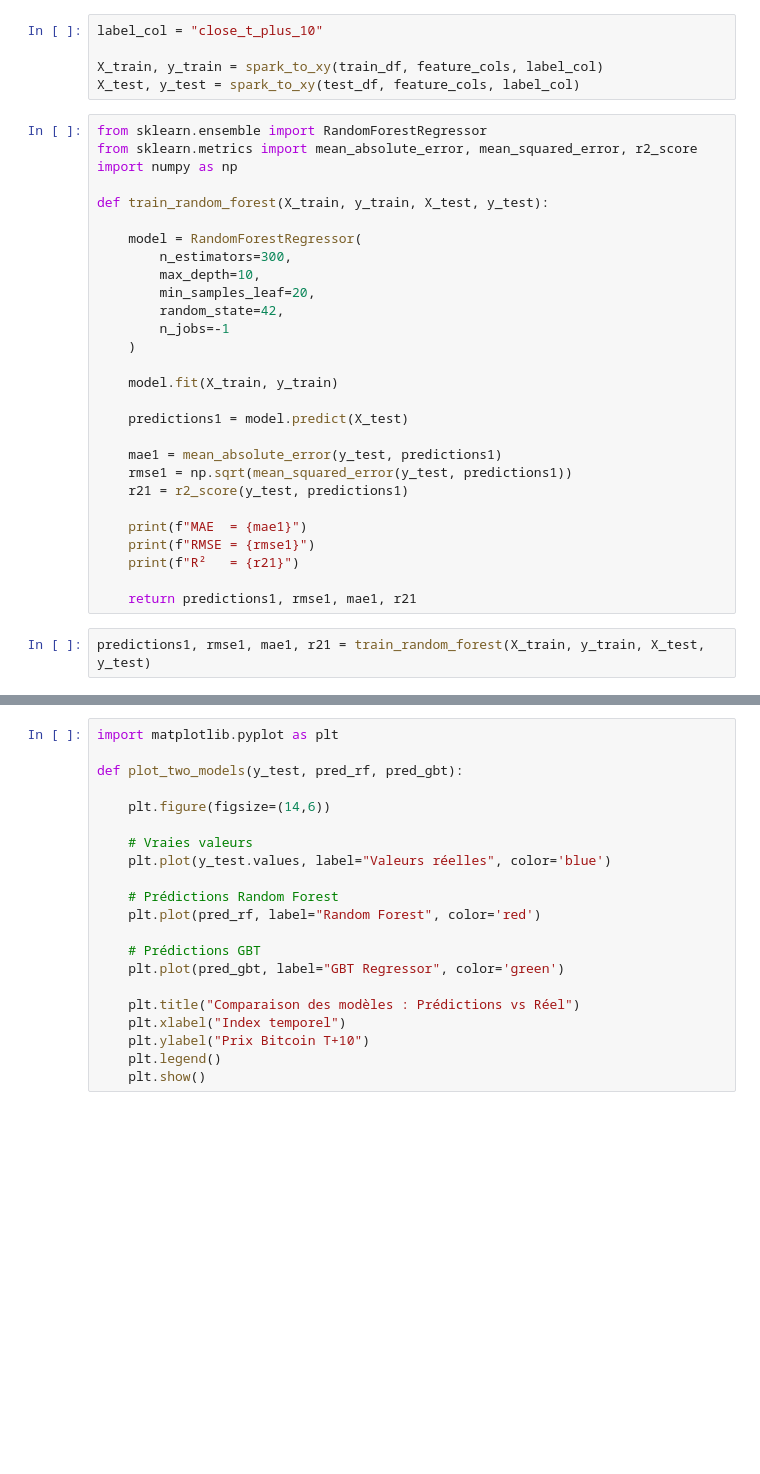
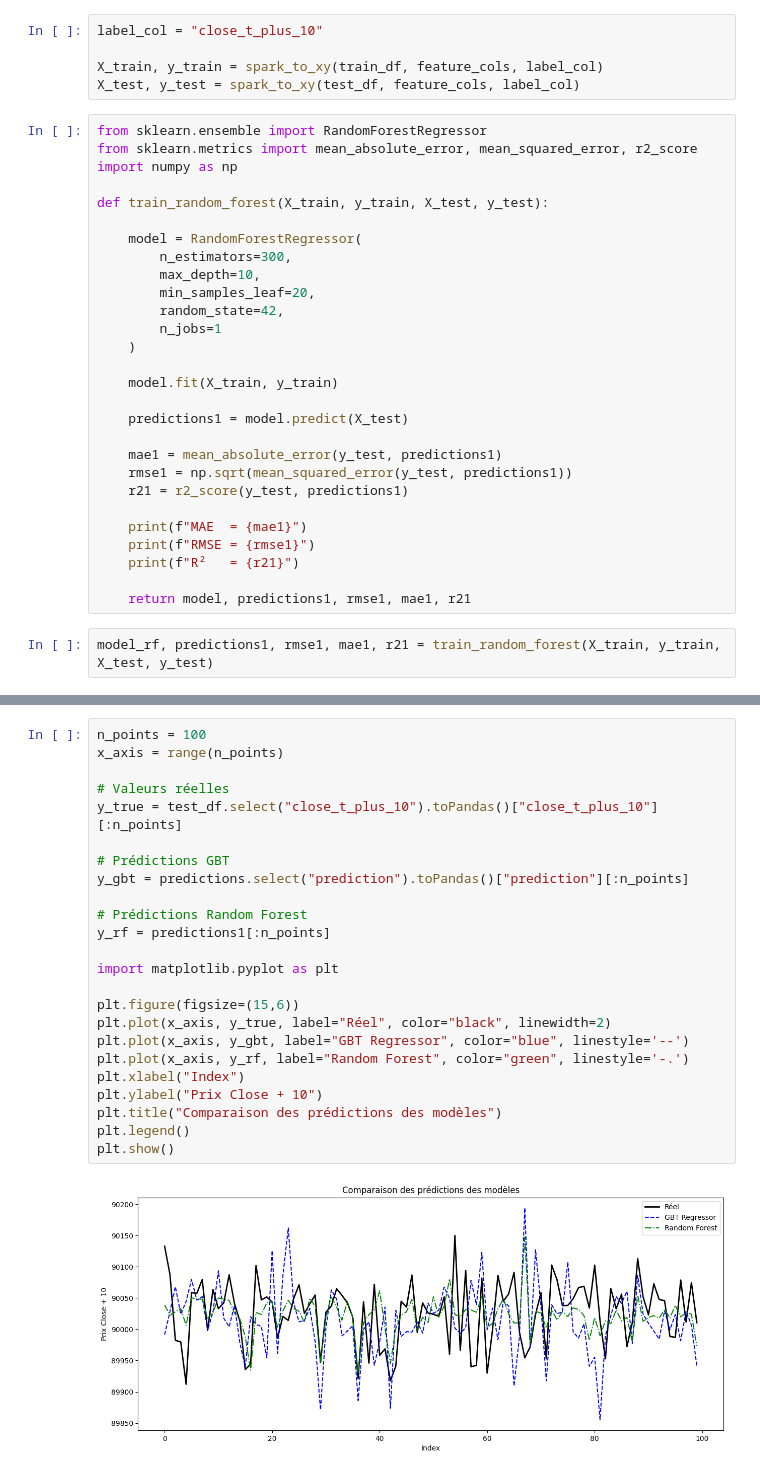
Before and after one commit to karimabenihda/Quant-AI_pr-diction_prix_Bitcoin, a Jupyter notebook: Machine_Learning/train_model.ipynb, the cells around one changed output, grey strips where cells are left out. Drawn from its saved outputs; the diff is of its cells as text; blank space fills up the shorter version.

Commit message:
save model RF

```diff
--- a/Machine_Learning/train_model.ipynb
+++ b/Machine_Learning/train_model.ipynb
@@ -206,7 +206,7 @@ def train_random_forest(X_train, y_train, X_test, y_test):
         max_depth=10,
         min_samples_leaf=20,
         random_state=42,
-        n_jobs=-1
+        n_jobs=1
     )
 
     model.fit(X_train, y_train)
@@ -221,7 +221,7 @@ def train_random_forest(X_train, y_train, X_test, y_test):
     print(f"RMSE = {rmse1}")
     print(f"R²   = {r21}")
 
-    return predictions1, rmse1, mae1, r21
+    return model, predictions1, rmse1, mae1, r21
 # %%
-predictions1, rmse1, mae1, r21 = train_random_forest(X_train, y_train, X_test, y_test)
+model_rf, predictions1, rmse1, mae1, r21 = train_random_forest(X_train, y_train, X_test, y_test)
 # %% [output]
@@ -247,21 +247,26 @@ results_df
 # %%
+n_points = 100
+x_axis = range(n_points)
+
+# Valeurs réelles
+y_true = test_df.select("close_t_plus_10").toPandas()["close_t_plus_10"][:n_points]
+
+# Prédictions GBT
+y_gbt = predictions.select("prediction").toPandas()["prediction"][:n_points]
+
+# Prédictions Random Forest
+y_rf = predictions1[:n_points]
+
 import matplotlib.pyplot as plt
 
-def plot_two_models(y_test, pred_rf, pred_gbt):
-
-    plt.figure(figsize=(14,6))
-
-    # Vraies valeurs
-    plt.plot(y_test.values, label="Valeurs réelles", color='blue')
-
-    # Prédictions Random Forest
-    plt.plot(pred_rf, label="Random Forest", color='red')
-
-    # Prédictions GBT
-    plt.plot(pred_gbt, label="GBT Regressor", color='green')
-
-    plt.title("Comparaison des modèles : Prédictions vs Réel")
-    plt.xlabel("Index temporel")
-    plt.ylabel("Prix Bitcoin T+10")
-    plt.legend()
-    plt.show()
+plt.figure(figsize=(15,6))
+plt.plot(x_axis, y_true, label="Réel", color="black", linewidth=2)
+plt.plot(x_axis, y_gbt, label="GBT Regressor", color="blue", linestyle='--')
+plt.plot(x_axis, y_rf, label="Random Forest", color="green", linestyle='-.')
+plt.xlabel("Index")
+plt.ylabel("Prix Close + 10")
+plt.title("Comparaison des prédictions des modèles")
+plt.legend()
+plt.show()
+# %% [output]
+[figure, added]
```
Also changed, not shown: parts of 9 cells of this notebook.
